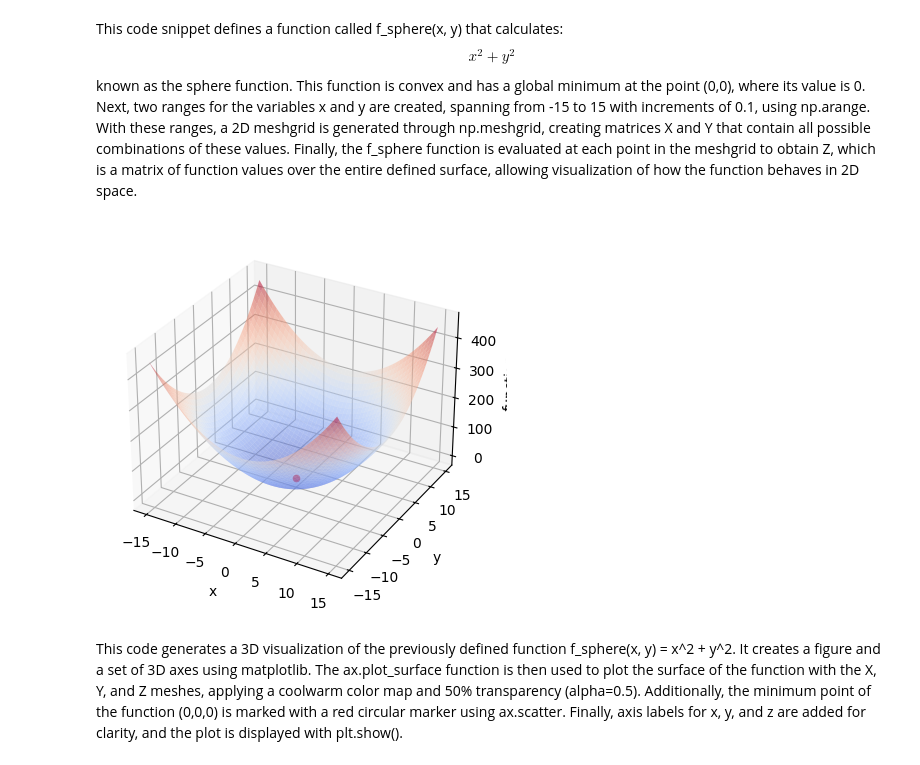
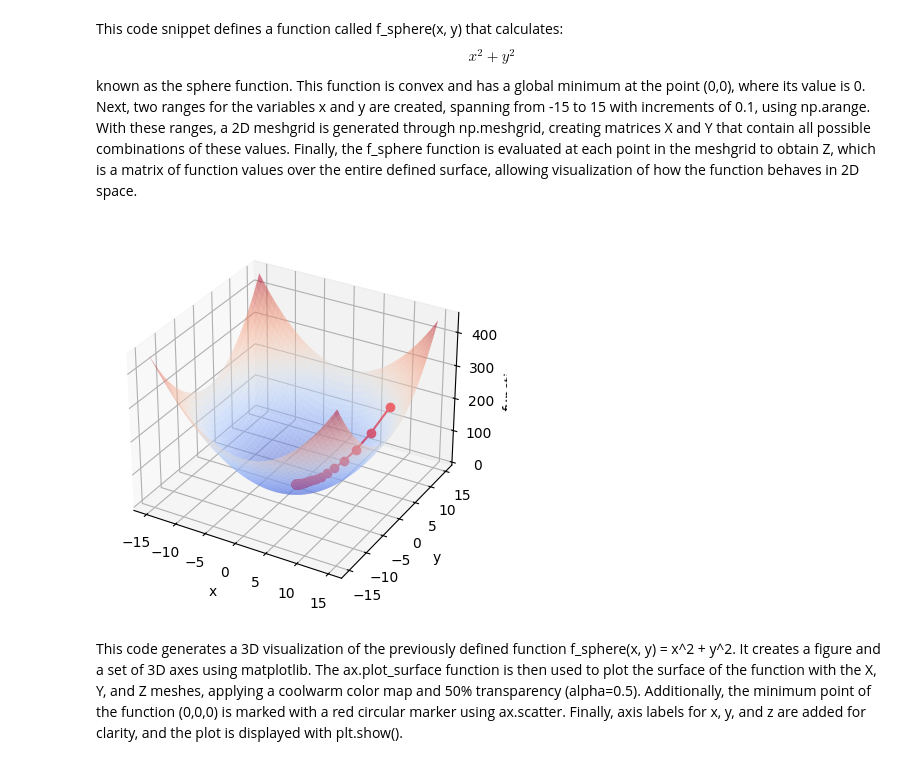
Before and after one commit to CharCAFI/Assignment-0-Gradient-descent, a Jupyter notebook: Assignment0.ipynb, the cells around one changed output. Drawn from its saved outputs; the diff is of its cells as text; code cells hidden in the pictures.

Commit message:
I ploted the results

```diff
--- a/Assignment0.ipynb
+++ b/Assignment0.ipynb
@@ -83,18 +83,18 @@ This code snippet defines a function called f_sphere(x, y) that calculates:
  $$ 𝑥^2 + 𝑦^2 $$
 known as the sphere function. This function is convex and has a global minimum at the point (0,0), where its value is 0. Next, two ranges for the variables x and y are created, spanning from -15 to 15 with increments of 0.1, using np.arange. With these ranges, a 2D meshgrid is generated through np.meshgrid, creating matrices X and Y that contain all possible combinations of these values. Finally, the f_sphere function is evaluated at each point in the meshgrid to obtain Z, which is a matrix of function values over the entire defined surface, allowing visualization of how the function behaves in 2D space.
 # %%
-# Plot the function
+# Plotting the results
 fig = plt.figure()
 ax = fig.add_subplot(111, projection='3d')
 ax.plot_surface(X, Y, Z, cmap='coolwarm', alpha=0.5)
-
-ax.scatter(0,0,0, c='r', marker='o')
+trajectory = np.array(trajectory)
+ax.plot(trajectory[:,0], trajectory[:,1], f_sphere(trajectory[:,0], trajectory[:,1]), 'r-o')
 
 ax.set_xlabel('x')
 ax.set_ylabel('y')
 ax.set_zlabel('function')
 plt.show()
 # %% [output]
-[figure, old version]
+[figure, new version]
 # %% [markdown]
 This code generates a 3D visualization of the previously defined function f_sphere(x, y) = x^2 + y^2. It creates a figure and a set of 3D axes using matplotlib. The ax.plot_surface function is then used to plot the surface of the function with the X, Y, and Z meshes, applying a coolwarm color map and 50% transparency (alpha=0.5). Additionally, the minimum point of the function (0,0,0) is marked with a red circular marker using ax.scatter. Finally, axis labels for x, y, and z are added for clarity, and the plot is displayed with plt.show().
```
